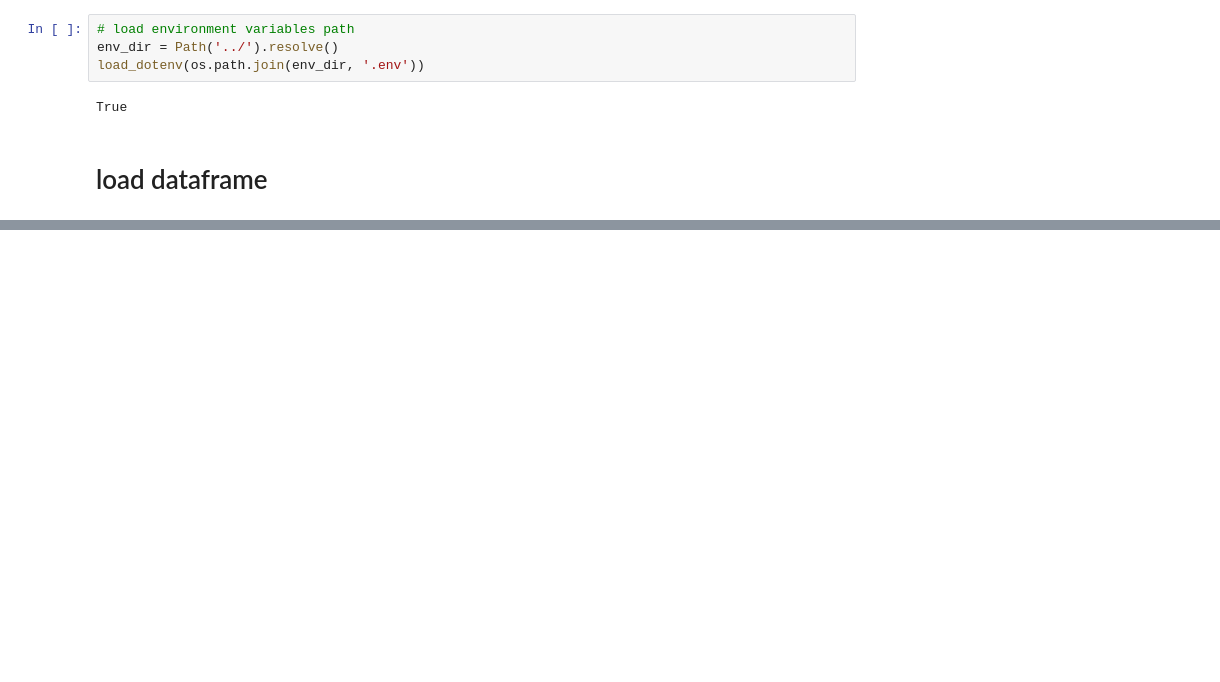
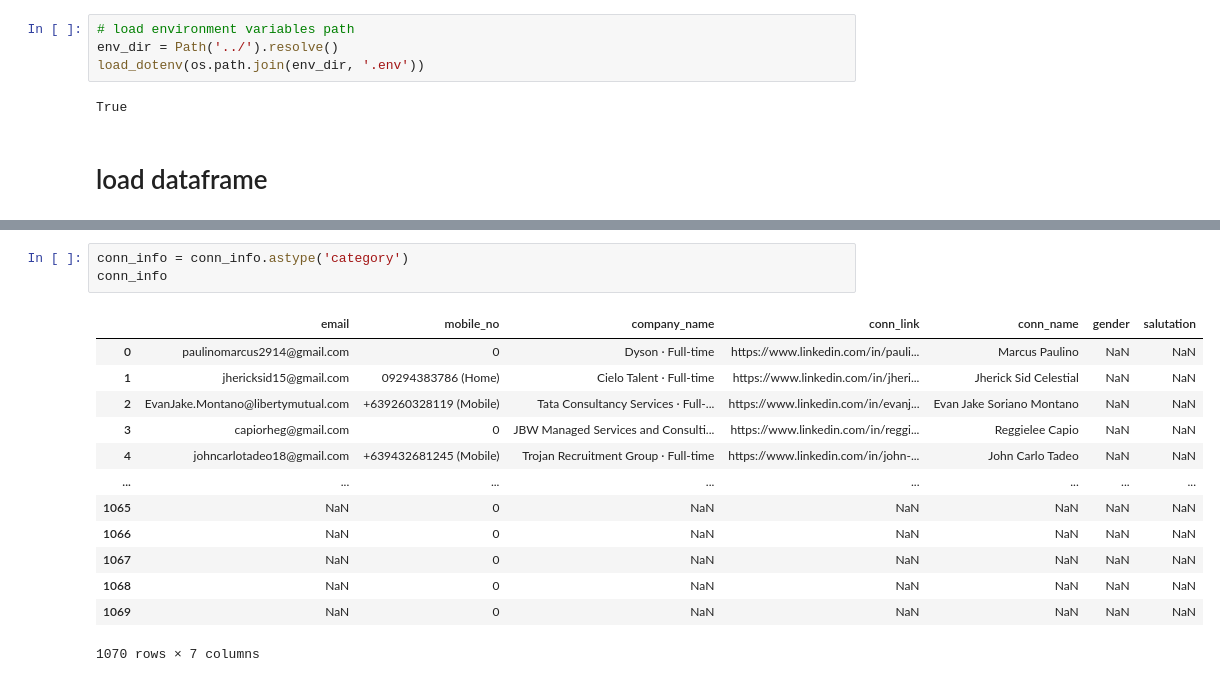
Before and after one commit to 08Aristodemus24/auto-job-app-sender, a Jupyter notebook: apps/preprocess_profile_names.ipynb, the cells around one changed output, grey strips where cells are left out. Drawn from its saved outputs; the diff is of its cells as text; blank space fills up the shorter version.

```diff
--- a/apps/preprocess_profile_names.ipynb
+++ b/apps/preprocess_profile_names.ipynb
@@ -33,0 +52,17 @@ profiles_dump.tail()
+# %%
+conn_info = conn_info.astype('category')
+conn_info
+# %% [output]
+|  | email | mobile_no | company_name | conn_link | conn_name | gender | salutation |
+| 0 | paulinomarcus2914@gmail.com | 0 | Dyson · Full-time | https://www.linkedin.com/in/pauli... | Marcus Paulino | NaN | NaN |
+| 1 | jhericksid15@gmail.com | 09294383786 (Home) | Cielo Talent · Full-time | https://www.linkedin.com/in/jheri... | Jherick Sid Celestial | NaN | NaN |
+| 2 | EvanJake.Montano@libertymutual.com | +639260328119 (Mobile) | Tata Consultancy Services · Full-... | https://www.linkedin.com/in/evanj... | Evan Jake Soriano Montano | NaN | NaN |
+| 3 | capiorheg@gmail.com | 0 | JBW Managed Services and Consulti... | https://www.linkedin.com/in/reggi... | Reggielee Capio | NaN | NaN |
+| 4 | johncarlotadeo18@gmail.com | +639432681245 (Mobile) | Trojan Recruitment Group · Full-time | https://www.linkedin.com/in/john-... | John Carlo Tadeo | NaN | NaN |
+| ... | ... | ... | ... | ... | ... | ... | ... |
+| 1065 | NaN | 0 | NaN | NaN | NaN | NaN | NaN |
+| 1066 | NaN | 0 | NaN | NaN | NaN | NaN | NaN |
+| 1067 | NaN | 0 | NaN | NaN | NaN | NaN | NaN |
+| 1068 | NaN | 0 | NaN | NaN | NaN | NaN | NaN |
+| 1069 | NaN | 0 | NaN | NaN | NaN | NaN | NaN |
+1070 rows × 7 columns
```
Also changed, not shown: parts of 20 cells of this notebook, 9 other files.
